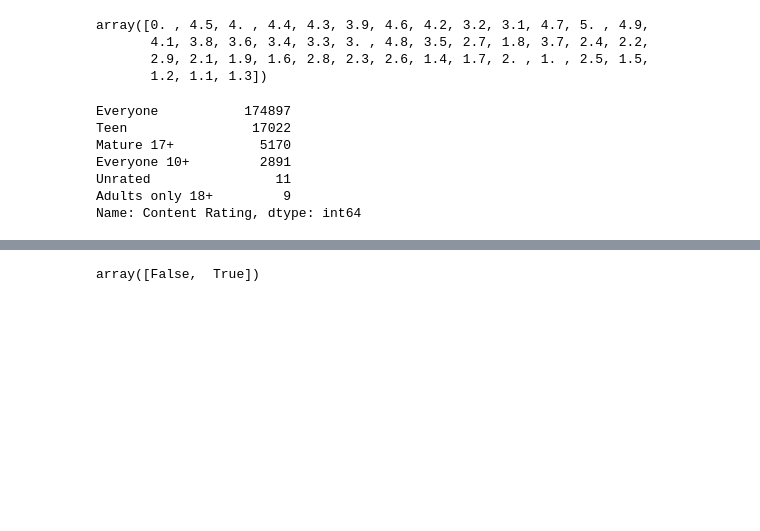
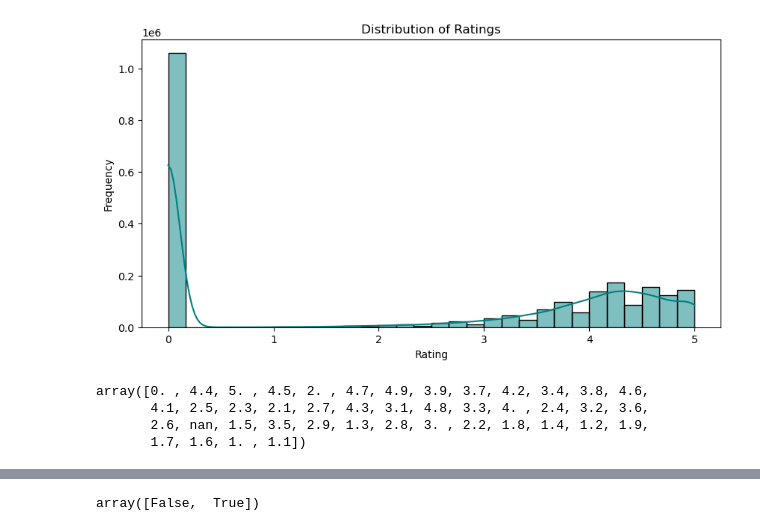
Before and after one commit to BhupaliRane/Google-Playstore-Analysis-and-Prediction-System, a Jupyter notebook: Preprocessing and Sql Connection.ipynb, the cells around one changed output, grey strips where cells are left out. Drawn from its saved outputs; the diff is of its cells as text; code cells hidden in the pictures; blank space fills up the shorter version.

```diff
--- a/Preprocessing and Sql Connection.ipynb
+++ b/Preprocessing and Sql Connection.ipynb
@@ -15,3 +8,3 @@ Successfully installed mysql-connector-python-9.2.0
 # %%
-df = pd.read_csv(r"C:\Users\ryran\OneDrive\Desktop\ProjectFolder\Project1\sampled_file.csv")
+df = pd.read_csv(r"C:\Users\ryran\OneDrive\Desktop\ProjectFolder\Google-Playstore.csv")
 # %%
@@ -107,17 +121,16 @@ array(['Lifestyle', 'Tools', 'Education', 'Sports', 'Shopping',
+# %%
+plt.figure(figsize=(10, 5))
+sns.histplot(df['Rating'], bins=30, kde=True, color='teal')
+plt.title("Distribution of Ratings")
+plt.xlabel("Rating")
+plt.ylabel("Frequency")
+plt.show()
+# %% [output]
+[figure, added]
 # %%
 df['Rating'].unique()
 # %% [output]
-array([0. , 4.5, 4. , 4.4, 4.3, 3.9, 4.6, 4.2, 3.2, 3.1, 4.7, 5. , 4.9,
-       4.1, 3.8, 3.6, 3.4, 3.3, 3. , 4.8, 3.5, 2.7, 1.8, 3.7, 2.4, 2.2,
-       2.9, 2.1, 1.9, 1.6, 2.8, 2.3, 2.6, 1.4, 1.7, 2. , 1. , 2.5, 1.5,
-       1.2, 1.1, 1.3])
+array([0. , 4.4, 5. , 4.5, 2. , 4.7, 4.9, 3.9, 3.7, 4.2, 3.4, 3.8, 4.6,
+       4.1, 2.5, 2.3, 2.1, 2.7, 4.3, 3.1, 4.8, 3.3, 4. , 2.4, 3.2, 3.6,
+       2.6, nan, 1.5, 3.5, 2.9, 1.3, 2.8, 3. , 2.2, 1.8, 1.4, 1.2, 1.9,
+       1.7, 1.6, 1. , 1.1])
-# %%
-df['Content Rating'].value_counts()
-# %% [output]
-Everyone           174897
-Teen                17022
-Mature 17+           5170
-Everyone 10+         2891
-Unrated                11
-Adults only 18+         9
-Name: Content Rating, dtype: int64
```
Also changed, not shown: parts of 50 cells of this notebook, 5 other files.
